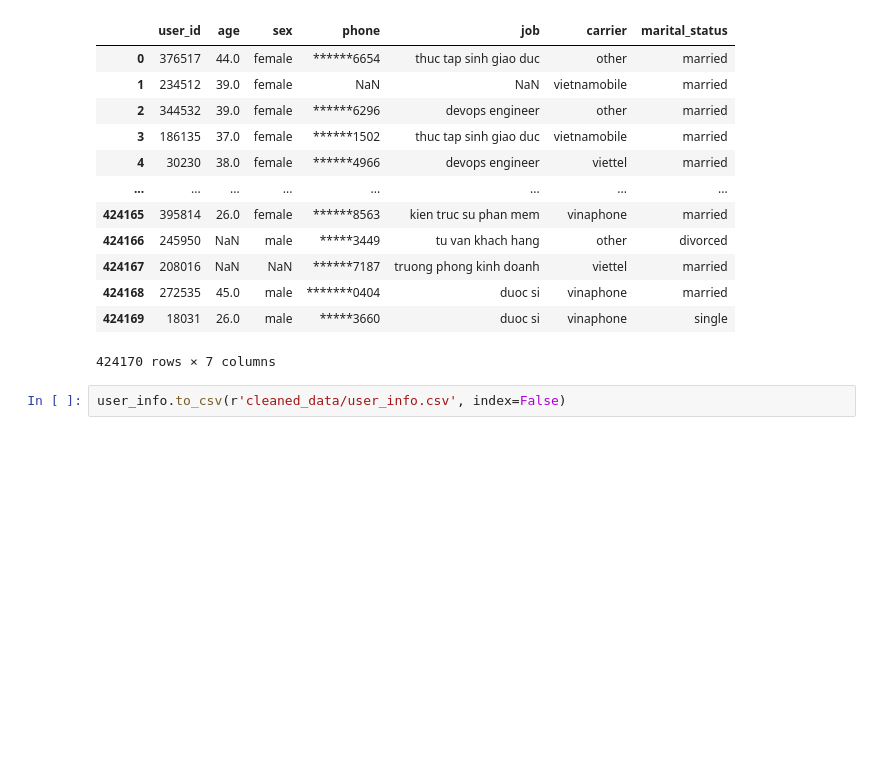
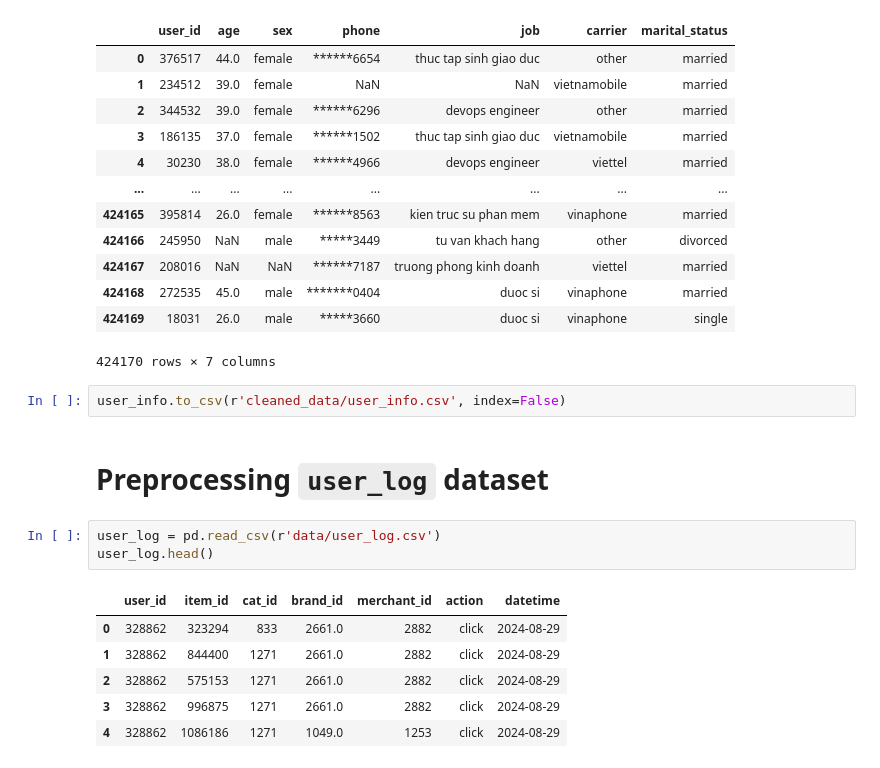
Before and after one commit to huynguyentuank22/DAZONE_2025, a Jupyter notebook: main.ipynb, the cells around one changed output. Drawn from its saved outputs; the diff is of its cells as text; blank space fills up the shorter version.

```diff
--- a/main.ipynb
+++ b/main.ipynb
@@ -212,3 +212,15 @@ user_info
 424170 rows × 7 columns
 # %%
 user_info.to_csv(r'cleaned_data/user_info.csv', index=False)
+# %% [markdown]
+# **Preprocessing `user_log` dataset**
+# %%
+user_log = pd.read_csv(r'data/user_log.csv')
+user_log.head()
+# %% [output]
+|  | user_id | item_id | cat_id | brand_id | merchant_id | action | datetime |
+| 0 | 328862 | 323294 | 833 | 2661.0 | 2882 | click | 2024-08-29 |
+| 1 | 328862 | 844400 | 1271 | 2661.0 | 2882 | click | 2024-08-29 |
+| 2 | 328862 | 575153 | 1271 | 2661.0 | 2882 | click | 2024-08-29 |
+| 3 | 328862 | 996875 | 1271 | 2661.0 | 2882 | click | 2024-08-29 |
+| 4 | 328862 | 1086186 | 1271 | 1049.0 | 1253 | click | 2024-08-29 |
```
Also changed, not shown: parts of 9 cells of this notebook, 1 other file.
